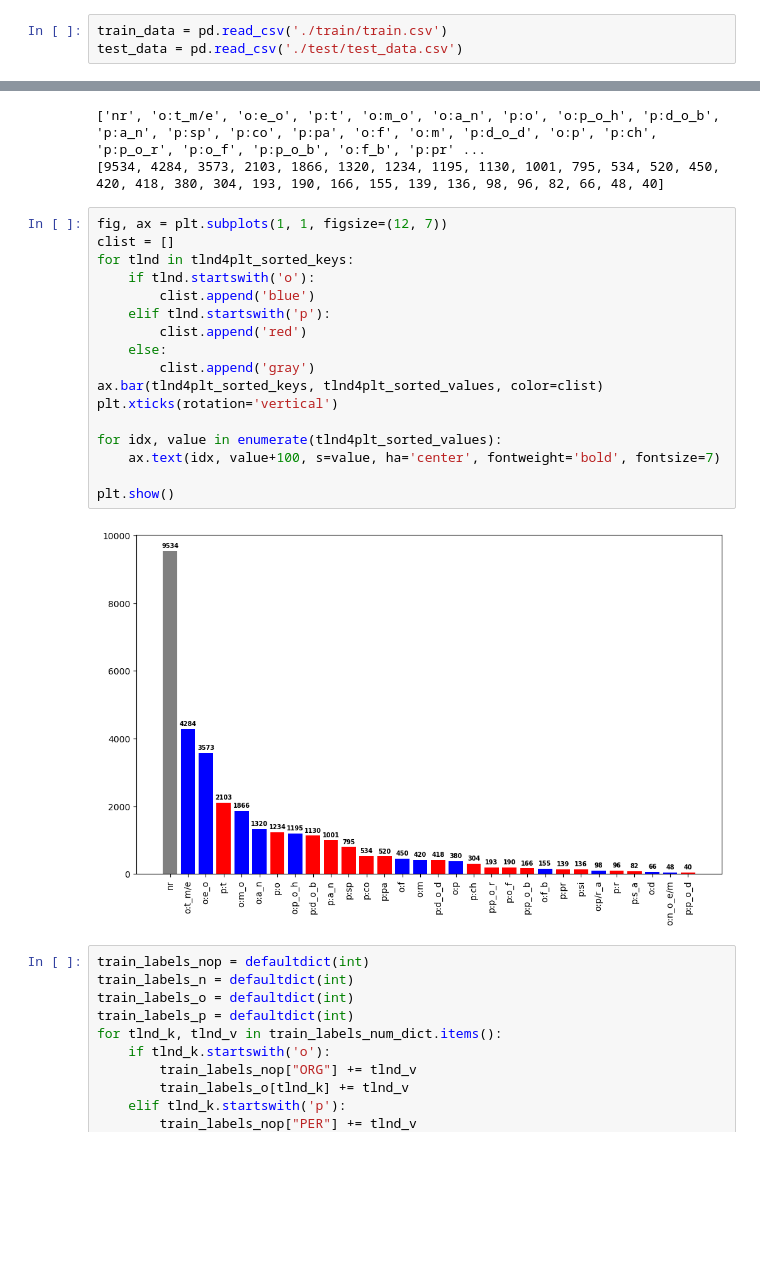
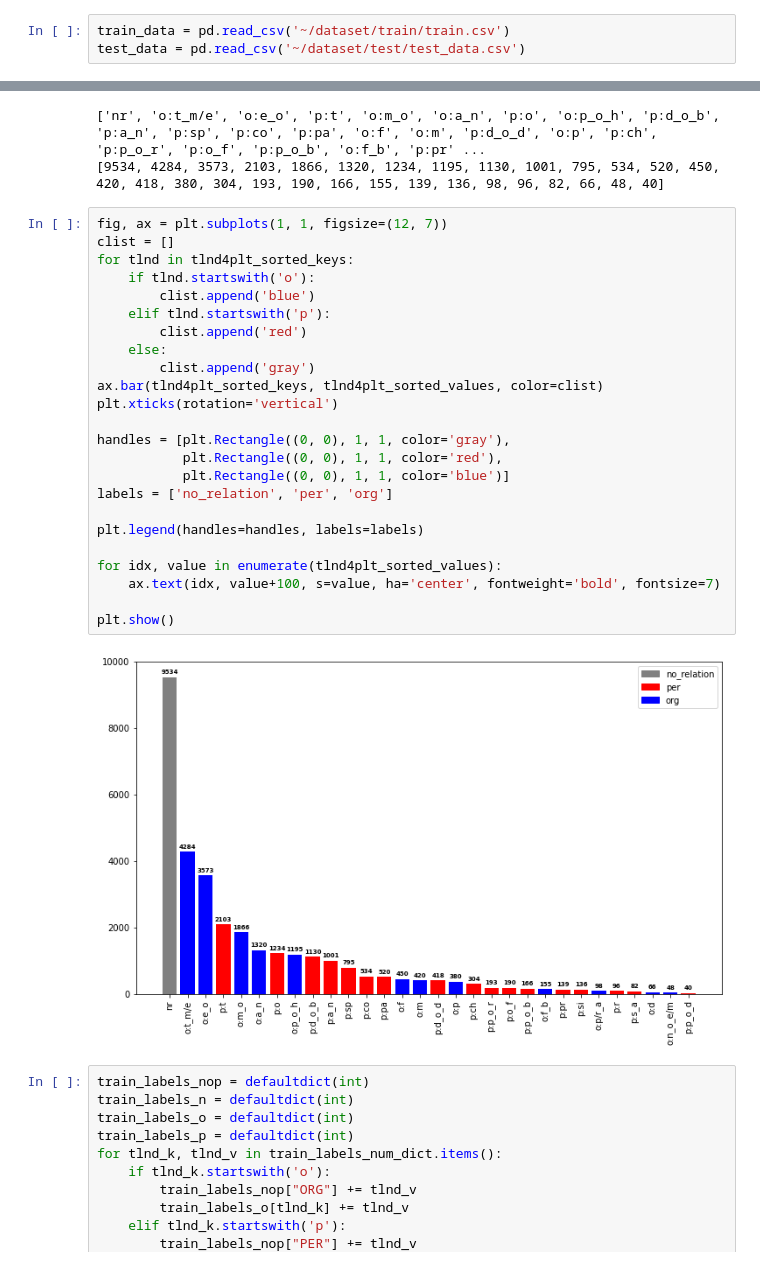
Before and after one commit to boostcampaitech5/level2_klue-nlp-09, a Jupyter notebook: eda/KSH.ipynb, the cells around one changed output, grey strips where cells are left out. Drawn from its saved outputs; the diff is of its cells as text; blank space fills up the shorter version.

```diff
--- a/eda/KSH.ipynb
+++ b/eda/KSH.ipynb
@@ -12,8 +12,8 @@ from load_data import *
 # %% [markdown]
 ## Checking Data
 # %%
-train_data = pd.read_csv('./train/train.csv')
-test_data = pd.read_csv('./test/test_data.csv')
+train_data = pd.read_csv('~/dataset/train/train.csv')
+test_data = pd.read_csv('~/dataset/test/test_data.csv')
 # %%
 train_data
 # %% [output]
@@ -224,22 +224,29 @@ print(tlnd4plt_sorted_values)
 # %%
 fig, ax = plt.subplots(1, 1, figsize=(12, 7))
 clist = []
 for tlnd in tlnd4plt_sorted_keys:
     if tlnd.startswith('o'):
         clist.append('blue')
     elif tlnd.startswith('p'):
         clist.append('red')
     else:
         clist.append('gray')
 ax.bar(tlnd4plt_sorted_keys, tlnd4plt_sorted_values, color=clist)
 plt.xticks(rotation='vertical')
 
+handles = [plt.Rectangle((0, 0), 1, 1, color='gray'),
+           plt.Rectangle((0, 0), 1, 1, color='red'),
+           plt.Rectangle((0, 0), 1, 1, color='blue')]
+labels = ['no_relation', 'per', 'org']
+
+plt.legend(handles=handles, labels=labels)
+
 for idx, value in enumerate(tlnd4plt_sorted_values):
     ax.text(idx, value+100, s=value, ha='center', fontweight='bold', fontsize=7)
 
 plt.show()
 # %% [output]
-[figure, old version]
+[figure, new version]
 # %%
 train_labels_nop = defaultdict(int)
 train_labels_n = defaultdict(int)
```
Also changed, not shown: parts of 6 cells of this notebook, 5 other files.
